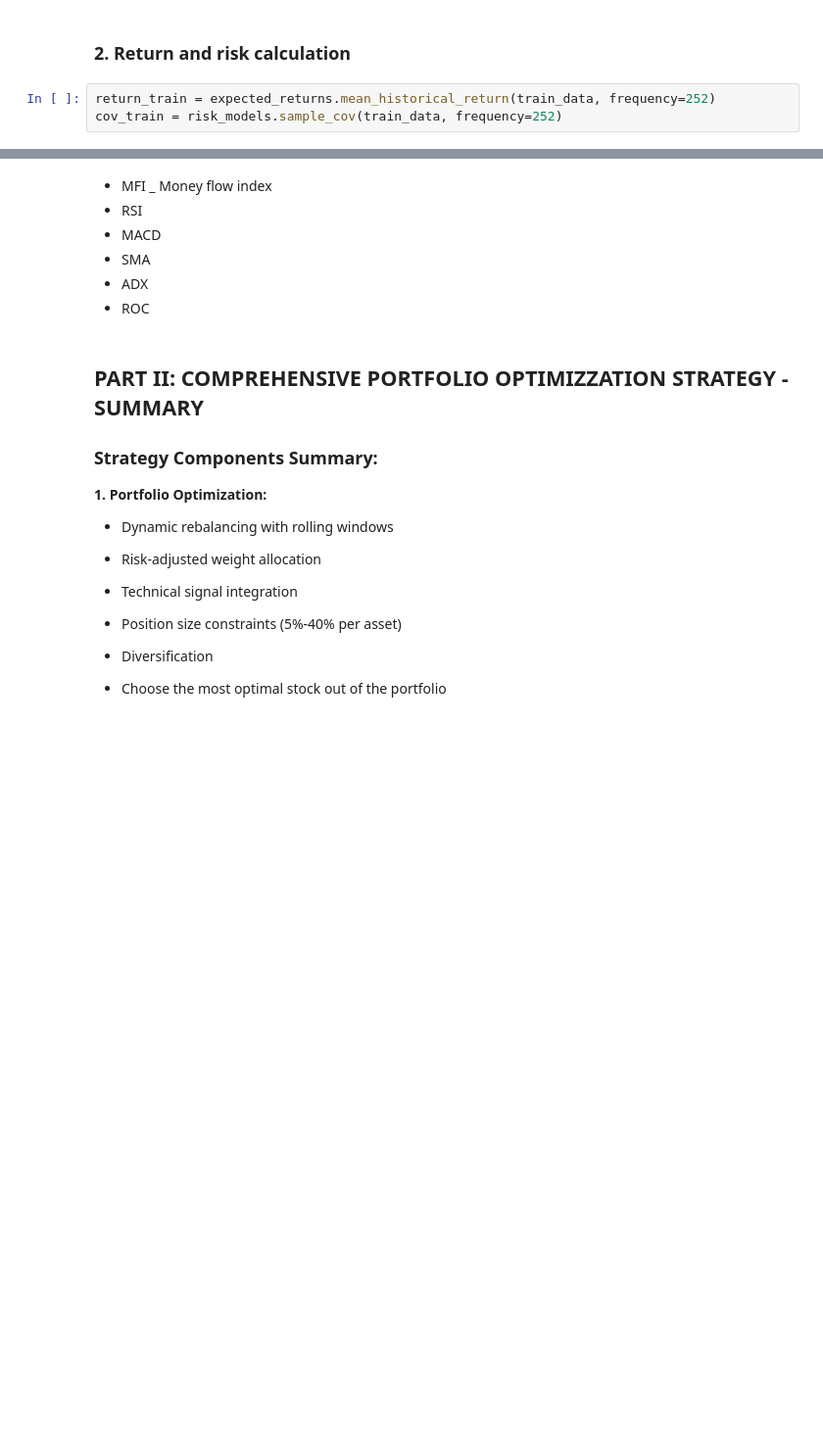
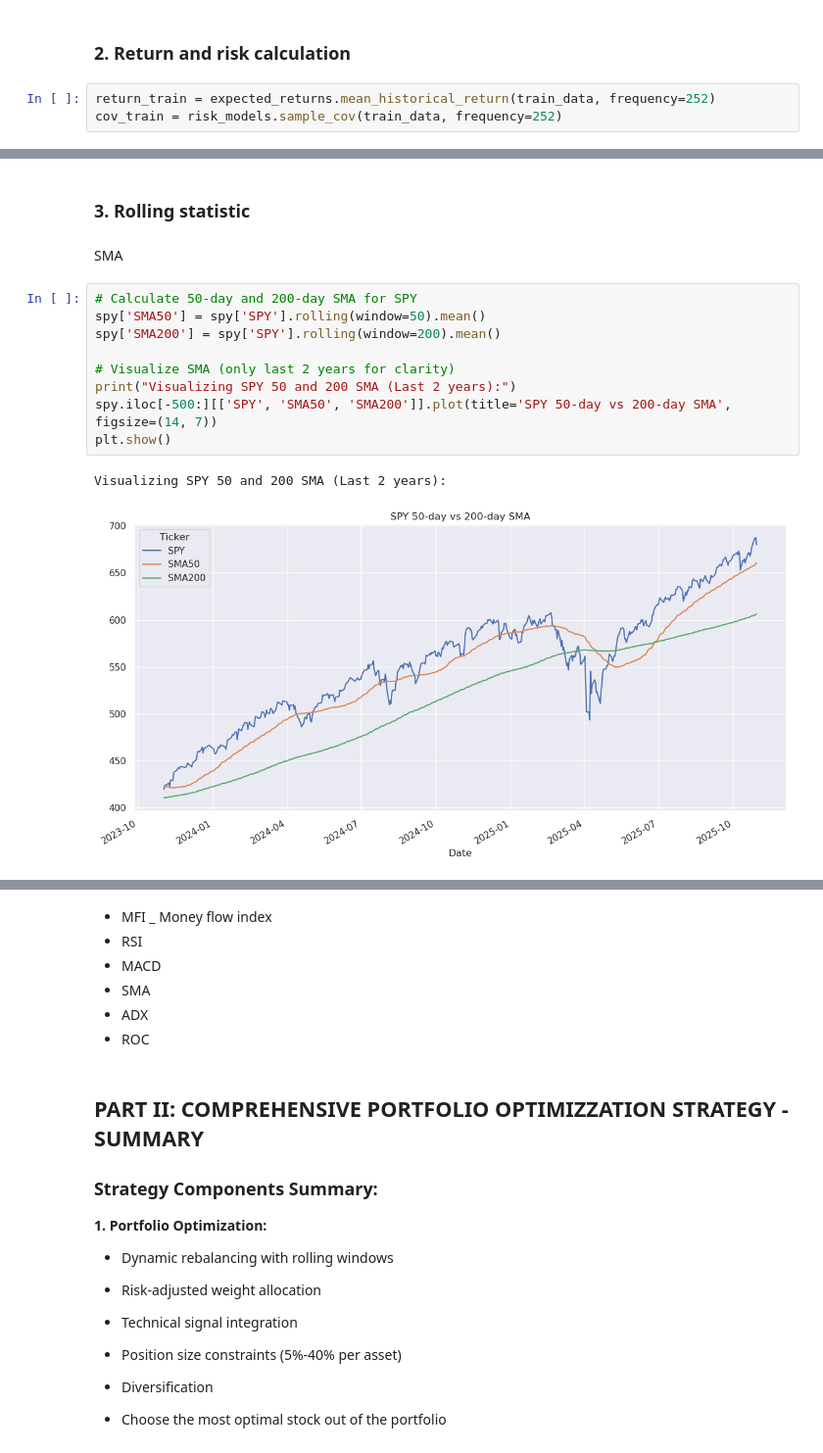
Before and after one commit to Henryy2510/draft, a Jupyter notebook: preparation.ipynb, the cells around one changed output, grey strips where cells are left out. Shown at 98% size. Drawn from its saved outputs; the diff is of its cells as text; blank space fills up the shorter version.

```diff
--- a/preparation.ipynb
+++ b/preparation.ipynb
@@ -123 +126,17 @@ Date
 [figure]
+# %% [markdown]
+### 3. Rolling statistic
+# %% [markdown]
+SMA
+# %%
+# Calculate 50-day and 200-day SMA for SPY
+spy['SMA50'] = spy['SPY'].rolling(window=50).mean()
+spy['SMA200'] = spy['SPY'].rolling(window=200).mean()
+
+# Visualize SMA (only last 2 years for clarity)
+print("Visualizing SPY 50 and 200 SMA (Last 2 years):")
+spy.iloc[-500:][['SPY', 'SMA50', 'SMA200']].plot(title='SPY 50-day vs 200-day SMA', figsize=(14, 7))
+plt.show()
+# %% [output]
+Visualizing SPY 50 and 200 SMA (Last 2 years):
+[figure, added]
```
Also changed, not shown: parts of 40 cells of this notebook.
